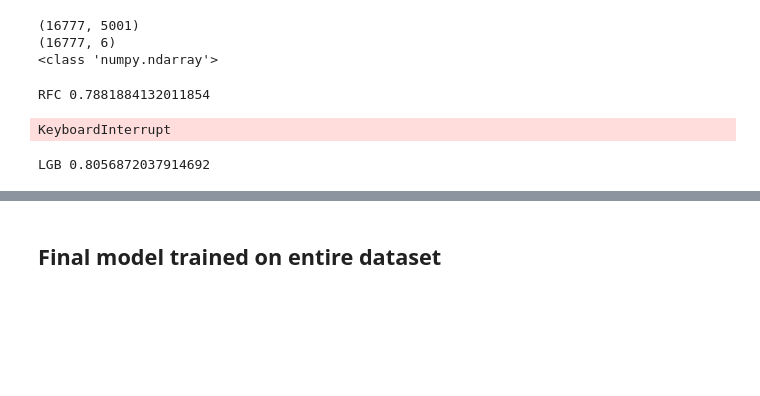
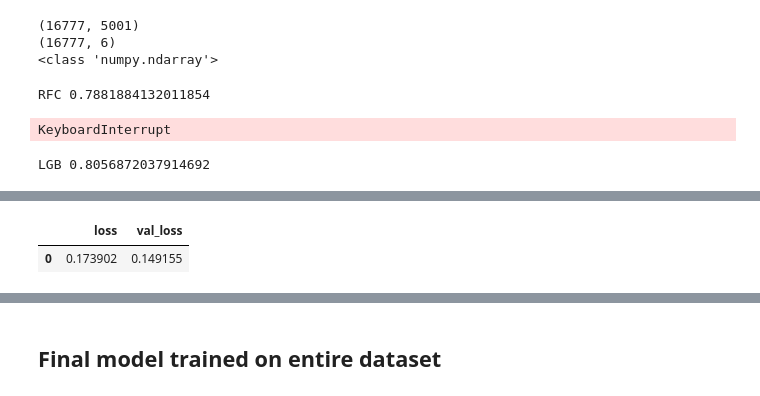
Before and after one commit to ishitashah23/AV-Janatahack-NLP-classification, a Jupyter notebook: Team TWDS_AV_NLP Hackathon.ipynb, the cells around one changed output, grey strips where cells are left out. Cells and saved outputs as stored; diff of their text form; code cells hidden in the pictures; blank space fills up the shorter version.

Commit message:
Baseline DL model

```diff
--- a/Team TWDS_AV_NLP Hackathon.ipynb
+++ b/Team TWDS_AV_NLP Hackathon.ipynb
@@ -307,3 +307,35 @@ lgb_predictions = lgb.predict(X_test)
 print('LGB',f1_score(y_test,lgb_predictions,average='micro'))
 # %% [output]
 LGB 0.8056872037914692
+# %%
+#Deep learning model
+
+import tensorflow as tf
+from tensorflow.keras.models import Sequential
+from tensorflow.keras.layers import Dense,Dropout
+
+
+dl_model = Sequential()
+
+# Reference - https://stats.stackexchange.com/questions/181/how-to-choose-the-number-of-hidden-layers-and-nodes-in-a-feedforward-neural-netw
+
+dl_model.add(Dense(5001,activation='relu'))
+dl_model.add(Dropout(0.5))
+
+# dl_model.add(Dense(2500,activation='relu'))
+# dl_model.add(Dropout(0.5))
+
+# dl_model.add(Dense(1000,activation='relu'))
+# dl_model.add(Dropout(0.5))
+
+dl_model.add(Dense(500,activation='relu'))
+dl_model.add(Dropout(0.5))
+
+dl_model.add(Dense(100,activation='relu'))
+dl_model.add(Dropout(0.5))
+
+dl_model.add(Dense(6,activation='sigmoid'))
+
+# Remember to compile()
+
+dl_model.compile(optimizer='adam',loss='binary_crossentropy')
@@ -309,0 +347,6 @@ LGB 0.8056872037914692
+# %%
+losses = pd.DataFrame(dl_model.history.history)
+losses
+# %% [output]
+|  | loss | val_loss |
+| 0 | 0.173902 | 0.149155 |
```
Also changed, not shown: parts of 14 cells of this notebook, 1 other file.
